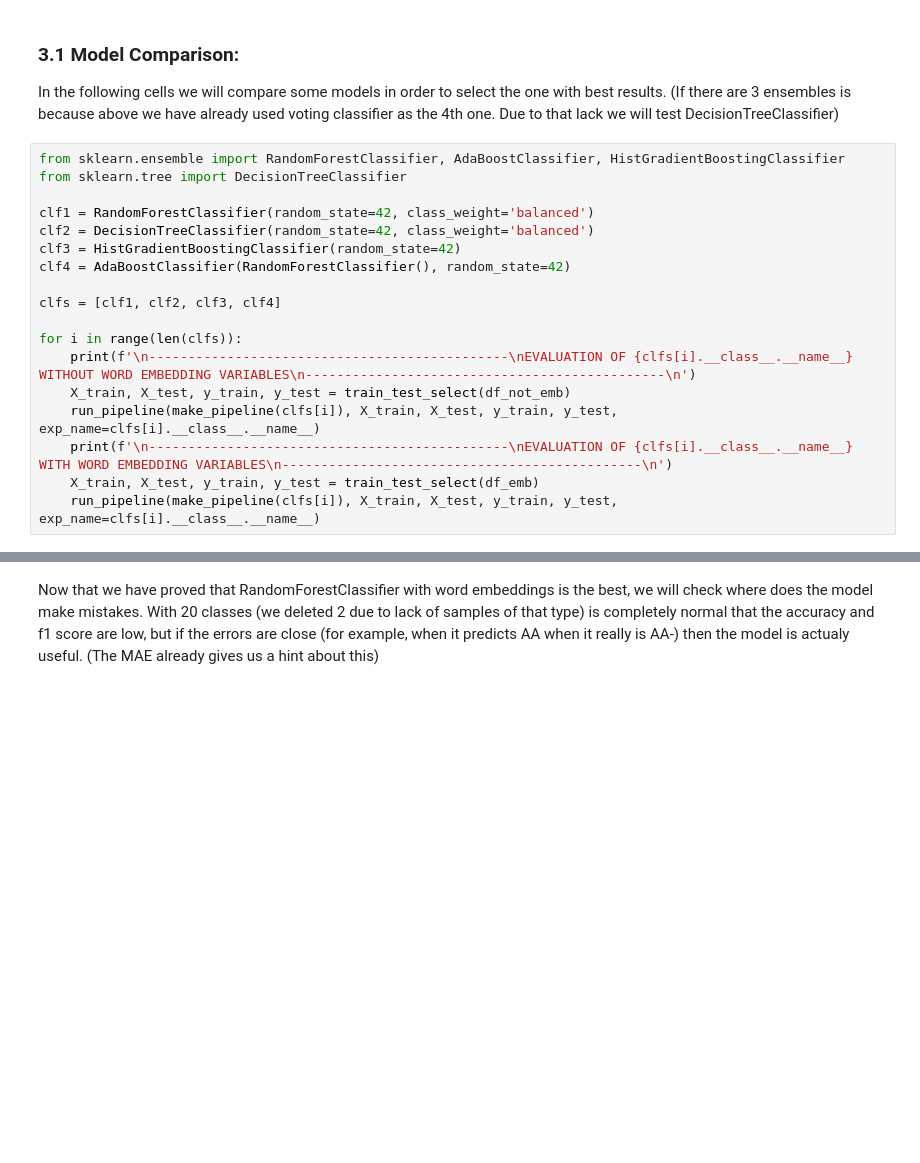
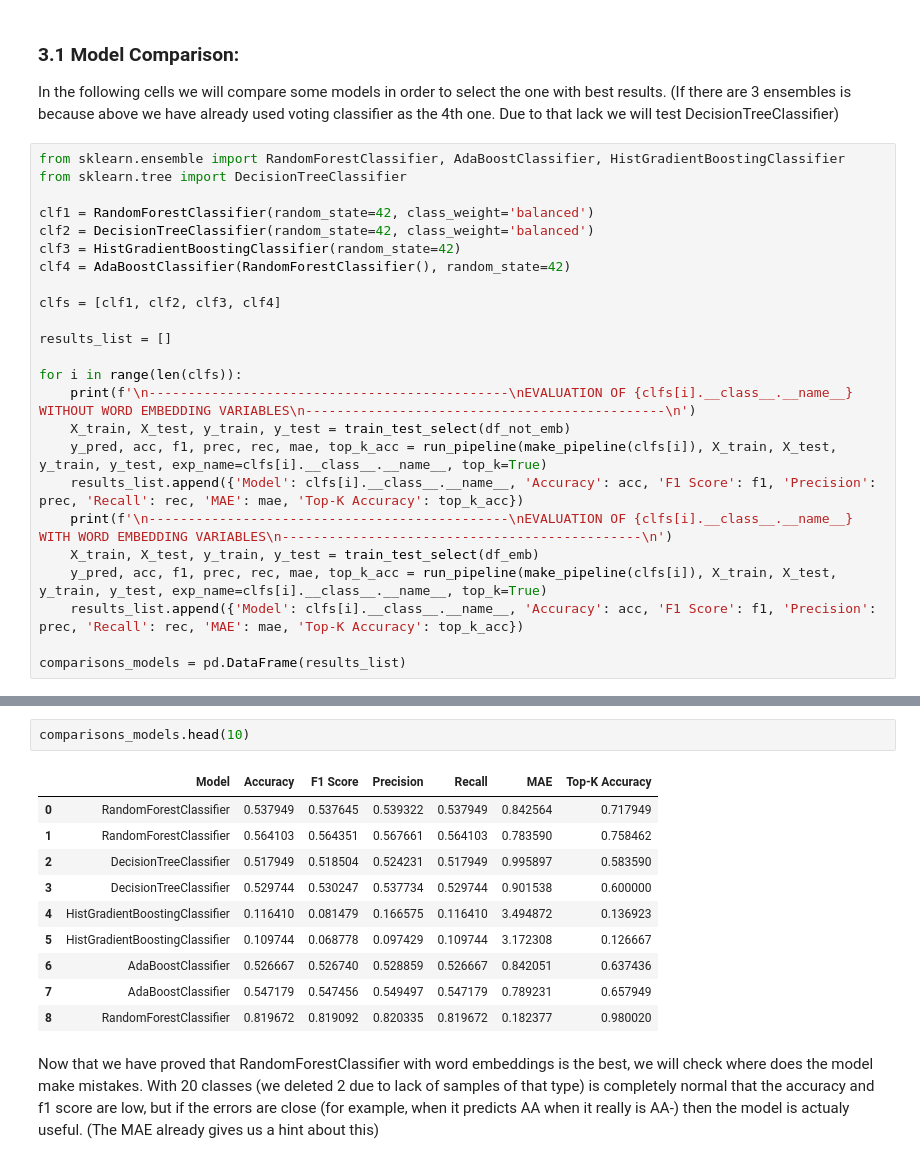
Before and after one commit to DiegoLopezAroca/Multiclass-Corporate-Credit-Rating, a Jupyter notebook: src/Multiclass_Corporate_Credit_Rating_D1_2.ipynb, the cells around one changed output, grey strips where cells are left out. Drawn from its saved outputs; the diff is of its cells as text; blank space fills up the shorter version.

```diff
--- a/src/Multiclass_Corporate_Credit_Rating_D1_2.ipynb
+++ b/src/Multiclass_Corporate_Credit_Rating_D1_2.ipynb
@@ -442,13 +478,19 @@ clf4 = AdaBoostClassifier(RandomForestClassifier(), random_state=42)
 
 clfs = [clf1, clf2, clf3, clf4]
 
+results_list = []
+
 for i in range(len(clfs)):
     print(f'\n----------------------------------------------\nEVALUATION OF {clfs[i].__class__.__name__} WITHOUT WORD EMBEDDING VARIABLES\n----------------------------------------------\n')
     X_train, X_test, y_train, y_test = train_test_select(df_not_emb)
-    run_pipeline(make_pipeline(clfs[i]), X_train, X_test, y_train, y_test, exp_name=clfs[i].__class__.__name__)
+    y_pred, acc, f1, prec, rec, mae, top_k_acc = run_pipeline(make_pipeline(clfs[i]), X_train, X_test, y_train, y_test, exp_name=clfs[i].__class__.__name__, top_k=True)
+    results_list.append({'Model': clfs[i].__class__.__name__, 'Accuracy': acc, 'F1 Score': f1, 'Precision': prec, 'Recall': rec, 'MAE': mae, 'Top-K Accuracy': top_k_acc})
     print(f'\n----------------------------------------------\nEVALUATION OF {clfs[i].__class__.__name__} WITH WORD EMBEDDING VARIABLES\n----------------------------------------------\n')
     X_train, X_test, y_train, y_test = train_test_select(df_emb)
-    run_pipeline(make_pipeline(clfs[i]), X_train, X_test, y_train, y_test, exp_name=clfs[i].__class__.__name__)
+    y_pred, acc, f1, prec, rec, mae, top_k_acc = run_pipeline(make_pipeline(clfs[i]), X_train, X_test, y_train, y_test, exp_name=clfs[i].__class__.__name__, top_k=True)
+    results_list.append({'Model': clfs[i].__class__.__name__, 'Accuracy': acc, 'F1 Score': f1, 'Precision': prec, 'Recall': rec, 'MAE': mae, 'Top-K Accuracy': top_k_acc})
+
+comparisons_models = pd.DataFrame(results_list)
 # %% [output]
 ----------------------------------------------
 EVALUATION OF RandomForestClassifier WITHOUT WORD EMBEDDING VARIABLES
@@ -504,3 +512,16 @@ Name: count, dtype: int64
+# %%
+comparisons_models.head(10)
+# %% [output]
+|  | Model | Accuracy | F1 Score | Precision | Recall | MAE | Top-K Accuracy |
+| 0 | RandomForestClassifier | 0.537949 | 0.537645 | 0.539322 | 0.537949 | 0.842564 | 0.717949 |
+| 1 | RandomForestClassifier | 0.564103 | 0.564351 | 0.567661 | 0.564103 | 0.783590 | 0.758462 |
+| 2 | DecisionTreeClassifier | 0.517949 | 0.518504 | 0.524231 | 0.517949 | 0.995897 | 0.583590 |
+| 3 | DecisionTreeClassifier | 0.529744 | 0.530247 | 0.537734 | 0.529744 | 0.901538 | 0.600000 |
+| 4 | HistGradientBoostingClassifier | 0.116410 | 0.081479 | 0.166575 | 0.116410 | 3.494872 | 0.136923 |
+| 5 | HistGradientBoostingClassifier | 0.109744 | 0.068778 | 0.097429 | 0.109744 | 3.172308 | 0.126667 |
+| 6 | AdaBoostClassifier | 0.526667 | 0.526740 | 0.528859 | 0.526667 | 0.842051 | 0.637436 |
+| 7 | AdaBoostClassifier | 0.547179 | 0.547456 | 0.549497 | 0.547179 | 0.789231 | 0.657949 |
+| 8 | RandomForestClassifier | 0.819672 | 0.819092 | 0.820335 | 0.819672 | 0.182377 | 0.980020 |
 # %% [markdown]
 Now that we have proved that RandomForestClassifier with word embeddings is the best, we will check where does the model make mistakes. With 20 classes (we deleted 2 due to lack of samples of that type) is completely normal that the accuracy and f1 score are low, but if the errors are close (for example, when it predicts AA when it really is AA-) then the model is actualy useful. (The MAE already gives us a hint about this)
 # %%
```
Also changed, not shown: parts of 13 cells of this notebook.
